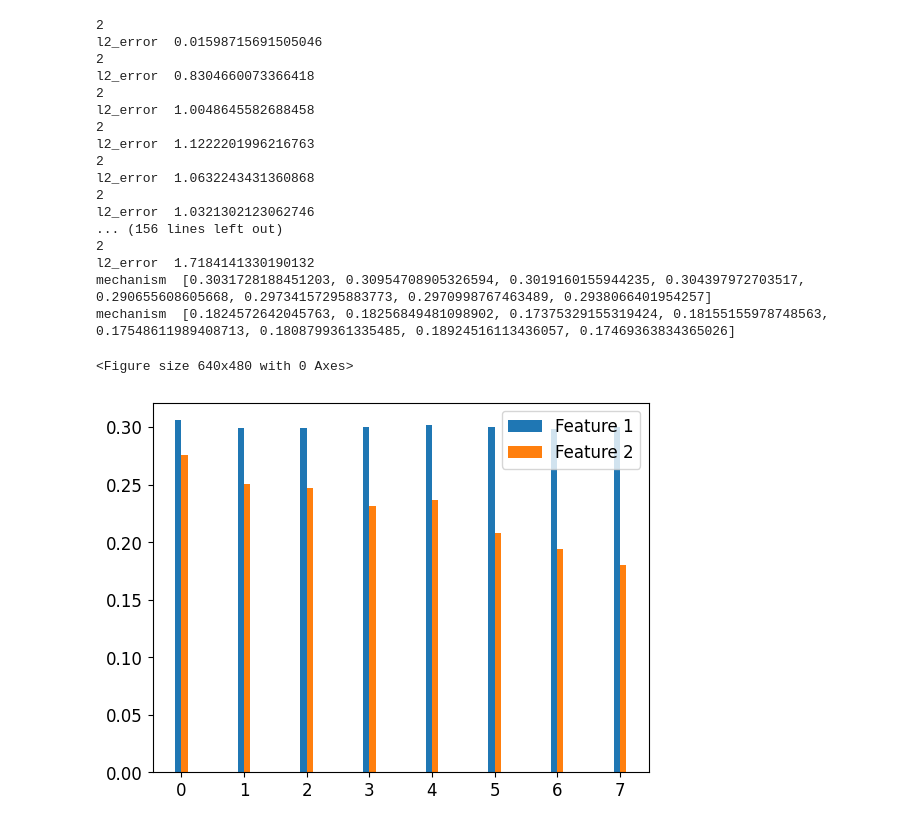
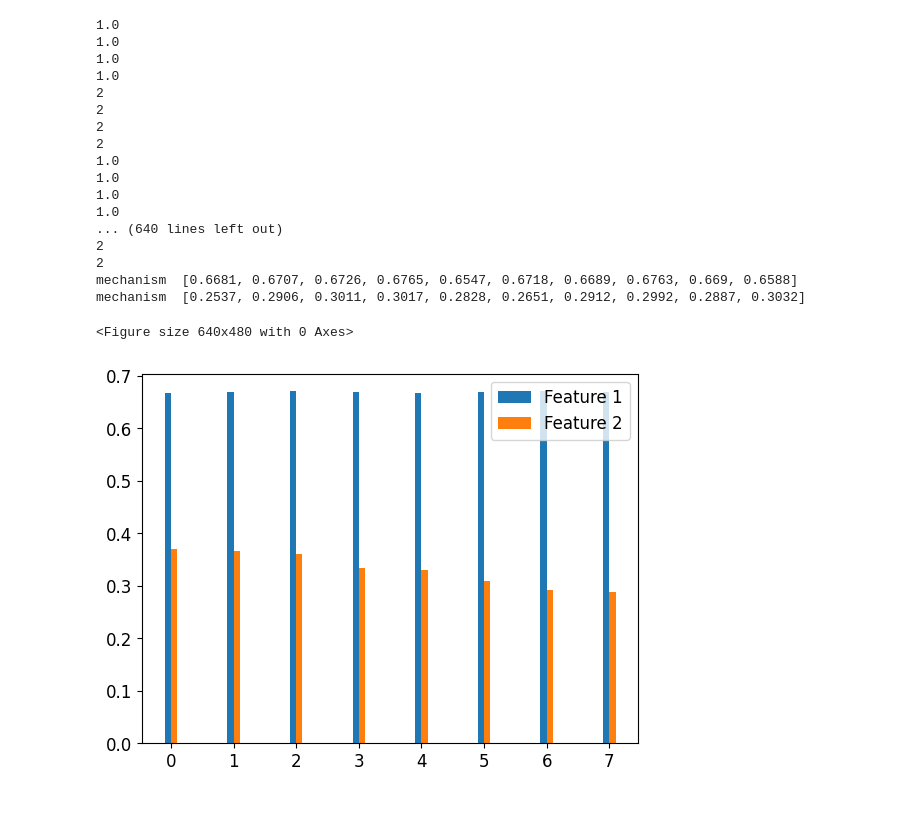
Before and after one commit to SandaruJayawardana/minimal-data-ldp, a Jupyter notebook: rr_optimal_compare copy 2.ipynb, the cells around one changed output. Saved outputs shown, nothing was run; the diff lists cells and outputs as text; code cells hidden in the pictures.

```diff
--- a/rr_optimal_compare copy 2.ipynb
+++ b/rr_optimal_compare copy 2.ipynb
@@ -229,6 +311,7 @@ for random_dist_list in distribution_list:
         ALL_ALPHABET = create_alphabet(attributes_with_alphabet=alphabet_dict)
         STRING_ALL_ALPHABET = convert_alphabet_to_string(ALL_ALPHABET)
         ATTRIBUTE_LIST = list(alphabet_dict.keys())
+        alphabet_dict_ = alphabet_dict
 
         synthetic_dataset_constructor = Gen_Synthetic_Dataset(no_of_states = TOTAL_STATES, no_of_samples = DATASET_SIZE, alphabet=STRING_ALL_ALPHABET)
         correlated_synthetic_dataset = synthetic_dataset_constructor.gen_custom(distribution=random_dist)
@@ -242,9 +325,10 @@ for random_dist_list in distribution_list:
         # plt.show()
         random_response_mechanism = Randomized_Response(STATE_COUNT=TOTAL_STATES, INPUT_ALPHABET=STRING_ALL_ALPHABET, normalized_objective_err_matrix=err_matrix)
         # random_response_mechanism = Exponential_mechanism(prior_dist=random_dist, STATE_COUNT=TOTAL_STATES, INPUT_ALPHABET=STRING_ALL_ALPHABET, normalized_objective_err_matrix=err_matrix, only_err_matrix=True)
-        optimal_random_response_mechanism = Optimized_Randomized_Response(prior_dist = random_dist, STATE_COUNT = TOTAL_STATES, INPUT_ALPHABET = STRING_ALL_ALPHABET, normalized_objective_err_matrix = err_matrix,
-                            TOLERANCE_MARGIN = 0.01, APPROXIMATION = "LINEAR", solver = "SCS", is_kl_div = True, ALPHA=0.01, accelerate_from_rr=True)
-
+        # optimal_random_response_mechanism = Optimized_Randomized_Response(prior_dist = random_dist, STATE_COUNT = TOTAL_STATES, INPUT_ALPHABET = STRING_ALL_ALPHABET, normalized_objective_err_matrix = err_matrix,
+        #                     TOLERANCE_MARGIN = 0.01, APPROXIMATION = "LINEAR", solver = "SCS", is_kl_div = True, ALPHA=0.01, accelerate_from_rr=True)
+        optimal_mechanism_list = create_optimal_mechnism_dict(alphabet=ALL_ALPHABET, alphabet_dict=alphabet_dict_, prior_dist=random_dist, err_type="0_1")
+        optimal_mechanism_list_divided = create_optimal_mechnism_dict(alphabet=ALL_ALPHABET, alphabet_dict=alphabet_dict_, prior_dist=random_dist, err_type="0_1", uniform=True)
         mechanisms_dict = {"k-RR": random_response_mechanism, "Optimal k-RR": optimal_random_response_mechanism}
 
 
@@ -255,49 +339,54 @@ for random_dist_list in distribution_list:
                 __tot_error = 0
                 __perturbed_value_list = []
                 for entry in correlated_synthetic_dataset:
-                    __perturbed_value_list.append(mechanisms_dict[mechanism].gen_random_output(actual_value=entry, eps=eps)[0])
+                    if mechanism == "Optimal k-RR":
+                        __perturbed_value_list.append(get_randomized_value(actual_value=entry, eps=eps, mechanism_list=optimal_mechanism_list))
+                    elif mechanism == "k-RR":
+                        __perturbed_value_list.append(get_randomized_value(actual_value=entry, eps=eps/2, mechanism_list=optimal_mechanism_list_divided))
+                    else:
+                        __perturbed_value_list.append(mechanisms_dict[mechanism].gen_random_output(actual_value=entry, eps=eps)[0])
 
                     __error = normalize_error_matrix.get_value_error(actual=entry, perturbed=__perturbed_value_list[-1])
                     __tot_error += __error
 
                 error_dict[mechanism].append(__tot_error/len(correlated_synthetic_dataset))
     for mechanism in list(mechanisms_dict.keys()):
         print("mechanism ",error_dict[mechanism])
         error_dict[mechanism] = sum(error_dict[mechanism])/len(error_dict[mechanism])
     values_k_rr.append(error_dict["k-RR"])
     values_optimal.append(error_dict["Optimal k-RR"])
 
 # values_k_rr = np.array(values_k_rr)
 # values_optimal = np.array(values_optimal)
 
 x = np.arange(len(values_k_rr))  # the label locations
 width = 0.1  # the width of the bars
 
 fig, ax = plt.subplots()
 rects1 = ax.bar(x - width/2, values_k_rr, width, label='Feature 1')
 rects2 = ax.bar(x + width/2, values_optimal, width, label='Feature 2')
 plt.legend()
 plt.show()
 # %% [output]
+1.0
+1.0
+1.0
+1.0
 2
-l2_error  0.01598715691505046
 2
-l2_error  0.8304660073366418
 2
-l2_error  1.0048645582688458
 2
-l2_error  1.1222201996216763
+1.0
+1.0
+1.0
+1.0
+... (640 lines left out)
 2
-l2_error  1.0632243431360868
 2
-l2_error  1.0321302123062746
-... (156 lines left out)
-2
-l2_error  1.7184141330190132
-mechanism  [0.3031728188451203, 0.30954708905326594, 0.3019160155944235, 0.304397972703517, 0.290655608605668, 0.29734157295883773, 0.2970998767463489, 0.2938066401954257]
-mechanism  [0.1824572642045763, 0.18256849481098902, 0.17375329155319424, 0.18155155978748563, 0.17548611989408713, 0.1808799361335485, 0.18924516113436057, 0.17469363834365026]
+mechanism  [0.6681, 0.6707, 0.6726, 0.6765, 0.6547, 0.6718, 0.6689, 0.6763, 0.669, 0.6588]
+mechanism  [0.2537, 0.2906, 0.3011, 0.3017, 0.2828, 0.2651, 0.2912, 0.2992, 0.2887, 0.3032]
 <Figure size 640x480 with 0 Axes>
-[figure, old version]
+[figure, new version]
 # %%
 x = np.arange(len(values_k_rr))  # the label locations
 width = 0.1  # the width of the bars
```
Also changed, not shown: parts of 4 cells of this notebook, 20 other files.
